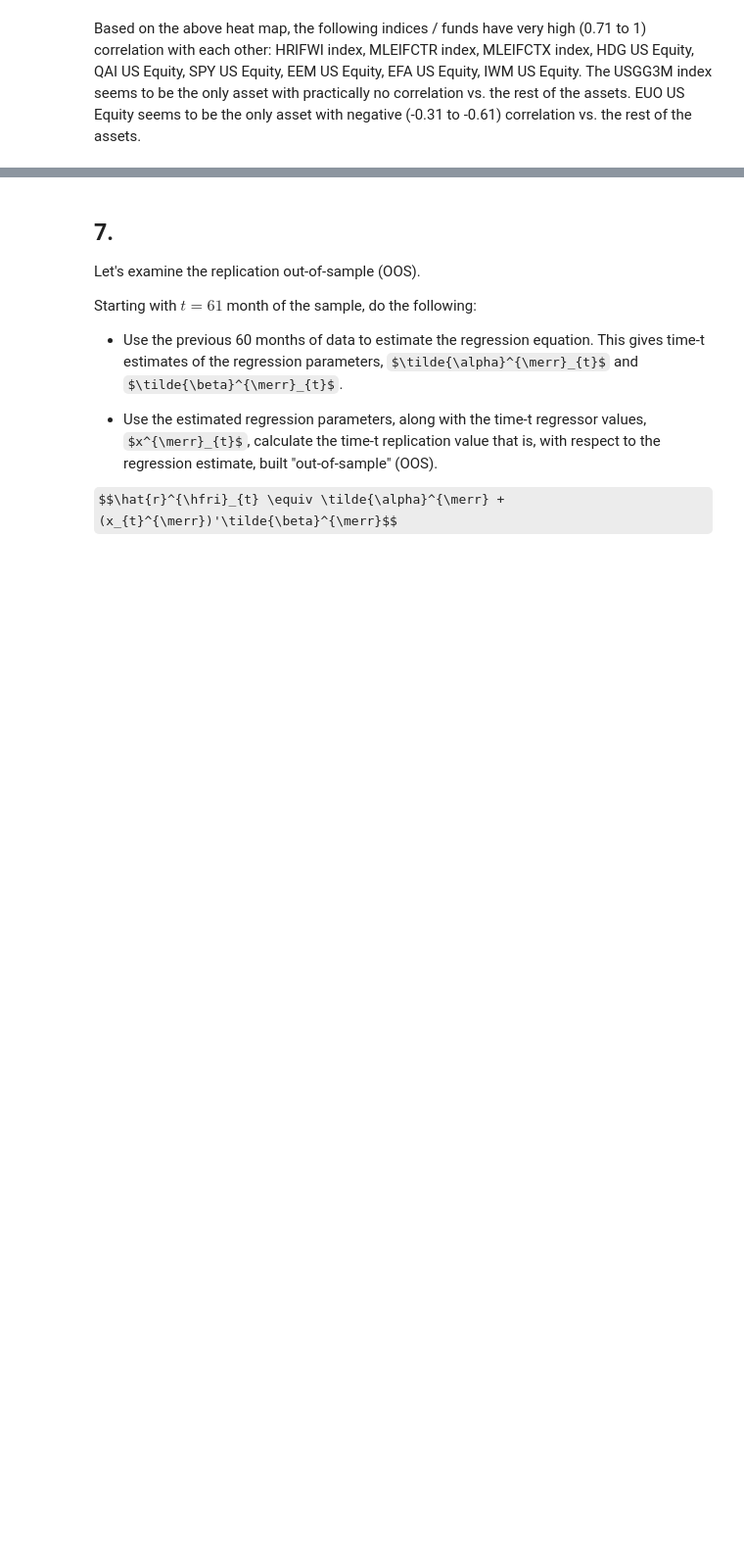
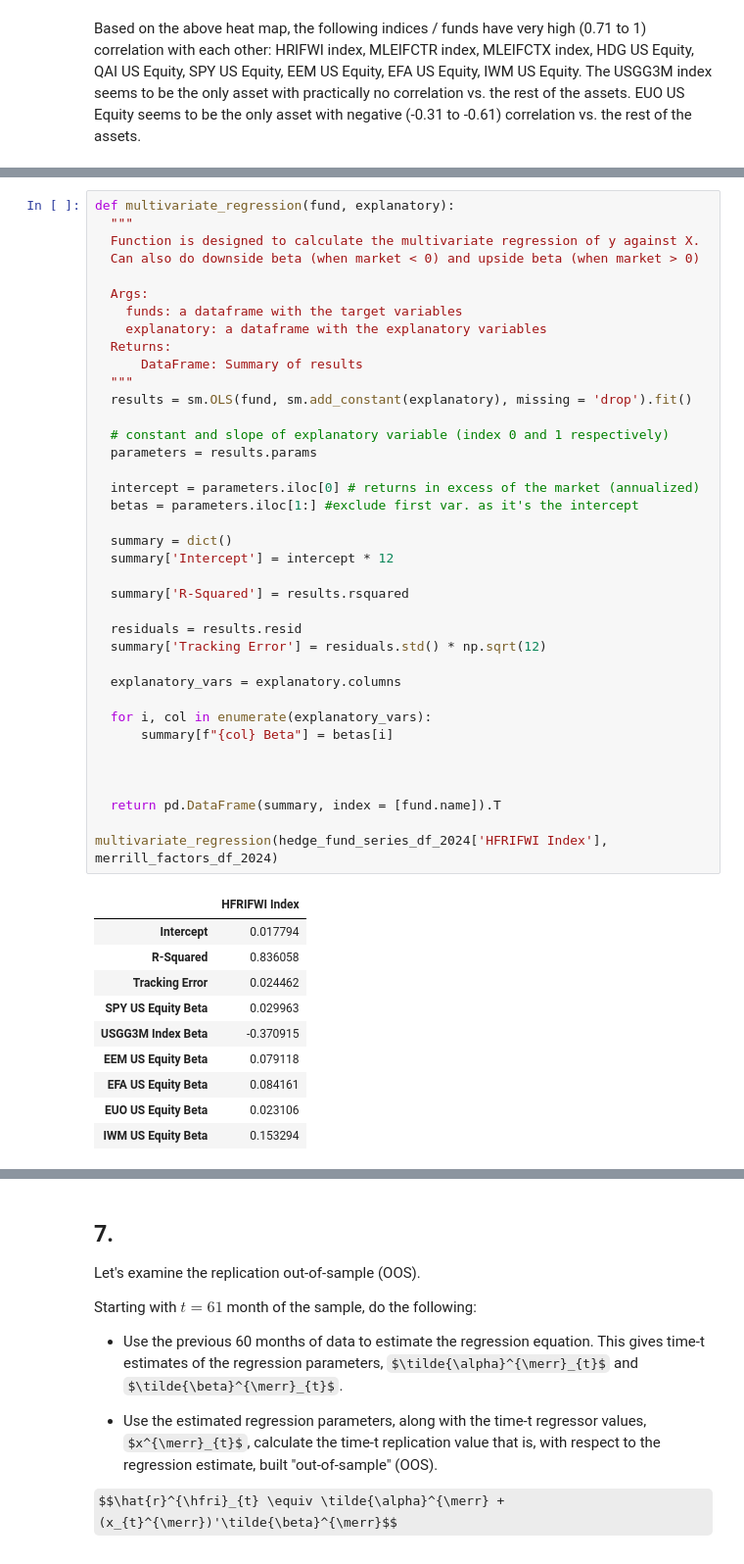
Before and after one commit to elliottgordon/finm-25000-a4-repository, a Jupyter notebook: hw2/Elliott_Homework_2.ipynb, the cells around one changed output, grey strips where cells are left out. Shown at 98% size. Cells and saved outputs as stored; diff of their text form; some formulas as TeX source; blank space fills up the shorter version.

```diff
--- a/hw2/Elliott_Homework_2.ipynb
+++ b/hw2/Elliott_Homework_2.ipynb
@@ -357,3 +372,52 @@ b. Are the betas realistic position sizes, or do they require huge long-short po
 c. Report the R-squared.
 
 d. Report the volatility of $\epsilon^{\merr}$, the tracking error.
+# %%
+def multivariate_regression(fund, explanatory):
+  """
+  Function is designed to calculate the multivariate regression of y against X.
+  Can also do downside beta (when market < 0) and upside beta (when market > 0)
+
+  Args:
+    funds: a dataframe with the target variables
+    explanatory: a dataframe with the explanatory variables
+  Returns:
+      DataFrame: Summary of results
+  """
+  results = sm.OLS(fund, sm.add_constant(explanatory), missing = 'drop').fit()
+
+  # constant and slope of explanatory variable (index 0 and 1 respectively)
+  parameters = results.params
+
+  intercept = parameters.iloc[0] # returns in excess of the market (annualized)
+  betas = parameters.iloc[1:] #exclude first var. as it's the intercept
+
+  summary = dict()
+  summary['Intercept'] = intercept * 12
+
+  summary['R-Squared'] = results.rsquared
+
+  residuals = results.resid
+  summary['Tracking Error'] = residuals.std() * np.sqrt(12)
+
+  explanatory_vars = explanatory.columns
+
+  for i, col in enumerate(explanatory_vars):
+      summary[f"{col} Beta"] = betas[i]
+
+
+
+  return pd.DataFrame(summary, index = [fund.name]).T
+
+multivariate_regression(hedge_fund_series_df_2024['HFRIFWI Index'], merrill_factors_df_2024)
+# %% [output]
+|  | HFRIFWI Index |
+| Intercept | 0.017794 |
+| R-Squared | 0.836058 |
+| Tracking Error | 0.024462 |
+| SPY US Equity Beta | 0.029963 |
+| USGG3M Index Beta | -0.370915 |
+| EEM US Equity Beta | 0.079118 |
+| EFA US Equity Beta | 0.084161 |
+| EUO US Equity Beta | 0.023106 |
+| IWM US Equity Beta | 0.153294 |
```
Also changed, not shown: parts of 4 cells of this notebook.
